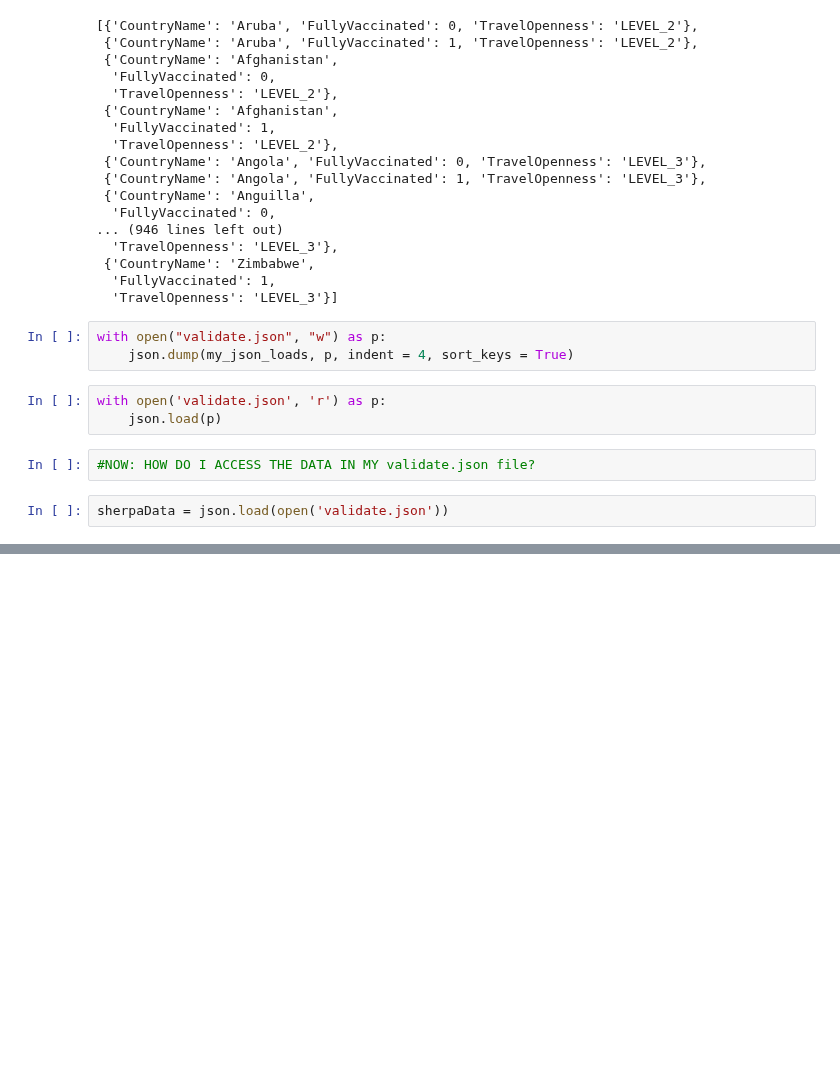
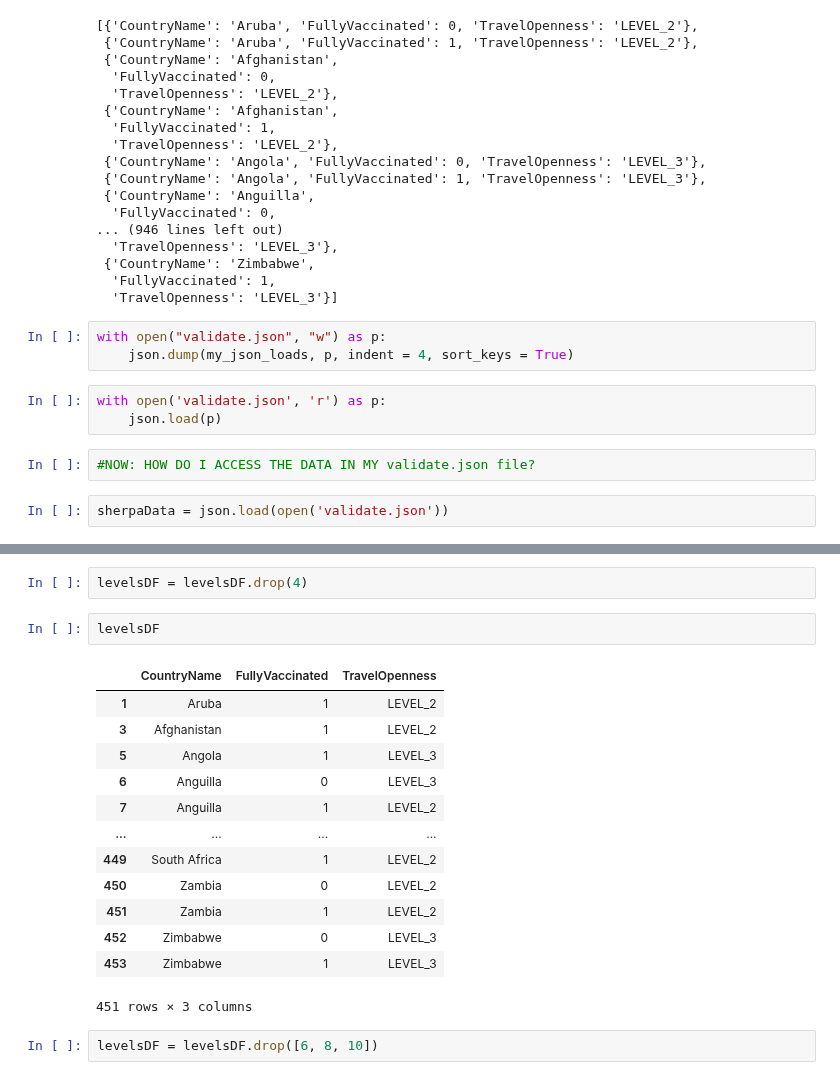
Before and after one commit to bossiilaria/Python, a Jupyter notebook: IntlExp/IntlExp.ipynb, the cells around one changed output, grey strips where cells are left out. Drawn from its saved outputs; the diff is of its cells as text; blank space fills up the shorter version.

```diff
--- a/IntlExp/IntlExp.ipynb
+++ b/IntlExp/IntlExp.ipynb
@@ -200,0 +272,20 @@ sherpaData[1]
+# %%
+levelsDF = levelsDF.drop(4)
+# %%
+levelsDF
+# %% [output]
+|  | CountryName | FullyVaccinated | TravelOpenness |
+| 1 | Aruba | 1 | LEVEL_2 |
+| 3 | Afghanistan | 1 | LEVEL_2 |
+| 5 | Angola | 1 | LEVEL_3 |
+| 6 | Anguilla | 0 | LEVEL_3 |
+| 7 | Anguilla | 1 | LEVEL_2 |
+| ... | ... | ... | ... |
+| 449 | South Africa | 1 | LEVEL_2 |
+| 450 | Zambia | 0 | LEVEL_2 |
+| 451 | Zambia | 1 | LEVEL_2 |
+| 452 | Zimbabwe | 0 | LEVEL_3 |
+| 453 | Zimbabwe | 1 | LEVEL_3 |
+451 rows × 3 columns
+# %%
+levelsDF = levelsDF.drop([6, 8, 10])
```
Also changed, not shown: parts of 21 cells of this notebook, 1 other file.
